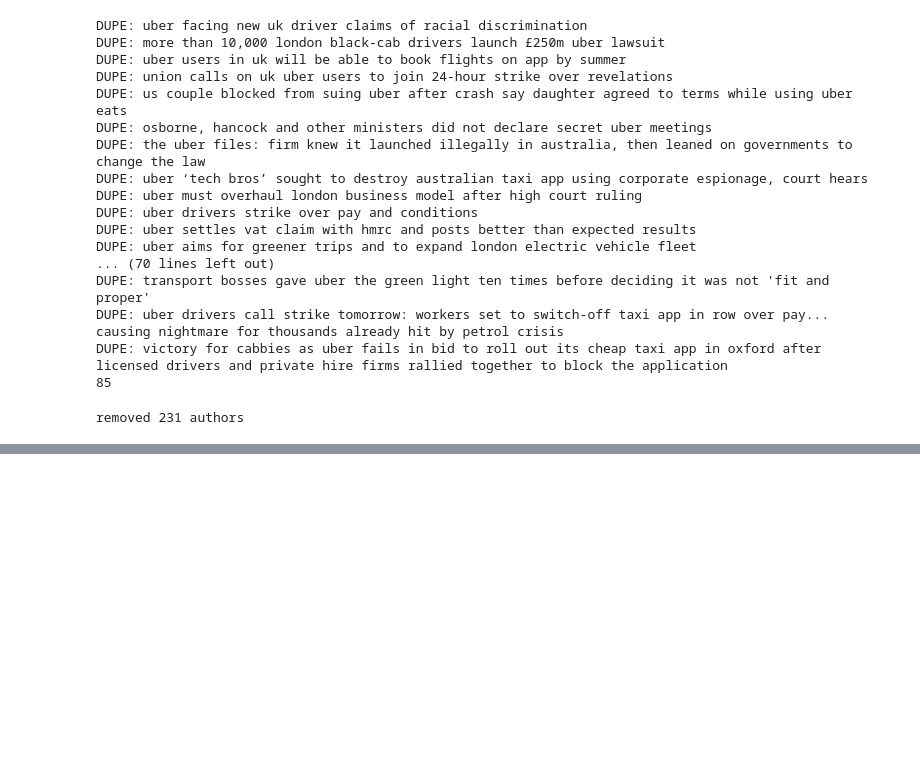
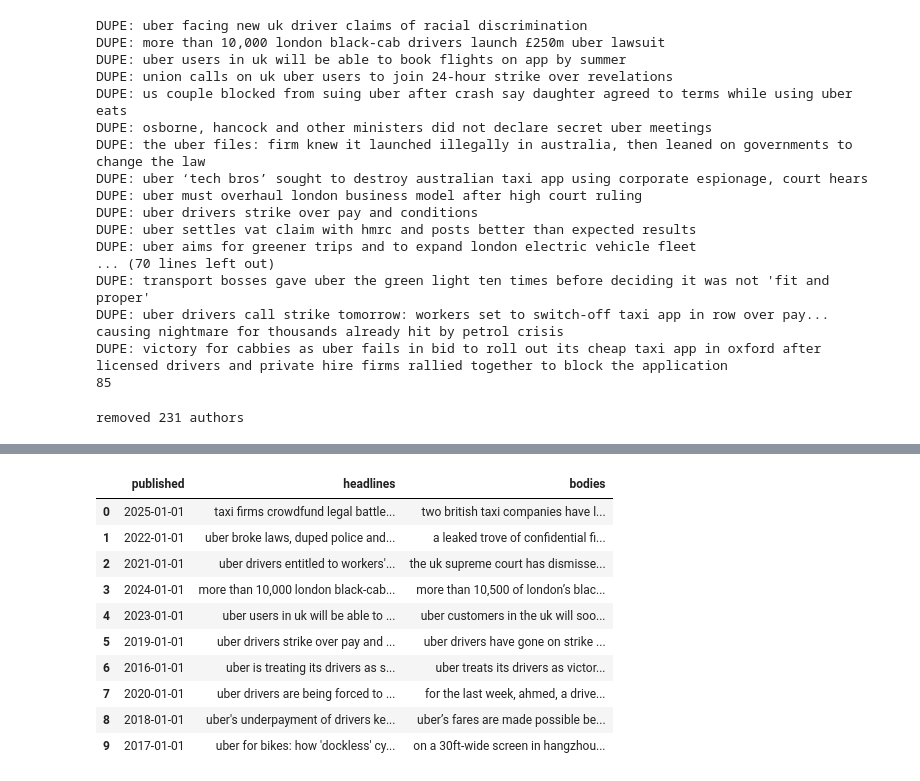
Before and after one commit to dmh21za/compmeth, a Jupyter notebook: summative.ipynb, the cells around one changed output, grey strips where cells are left out. Saved outputs shown, nothing was run; the diff lists cells and outputs as text; code cells hidden in the pictures; blank space fills up the shorter version.

Commit message:
can merge headlines and bodies by months/years

```diff
--- a/summative.ipynb
+++ b/summative.ipynb
@@ -556,0 +570,86 @@ removed 231 authors
+# %%
+# sentiment analysis of daily mail and uber
+# do separately by headline and content
+# First exercise - count most frequent words of each article
+import json
+# Let's try headline first
+# First we load the data
+articles_raw = []
+with open('./data/final_data.json', encoding='utf-8') as f:
+    articles_raw = json.load(f)
+
+# Format df
+
+articles = []
+for paper in ['guardian', 'dailymail']:
+    for a in articles_raw[paper]:
+        a['paper'] = paper
+        articles.append(a)
+
+def most_frequent_words(text):
+    words = word_tokenize(text.lower())
+    stop_words = set(stopwords.words('english'))
+    stemmer = PorterStemmer()
+    filtered_words = [stemmer.stem(word) for word in words if word.isalnum() and word not in stop_words]
+    filtered_word_counts = Counter(filtered_words)
+    return filtered_word_counts.most_common()
+
+# Reveals the most important words in an article given
+# The frequency of these words in general
+def tf_idf_scores(text):
+    documents = [text]
+    vectorizer = TfidfVectorizer(stop_words='english')
+    tfidf_matrix = vectorizer.fit_transform(documents)
+    feature_names = vectorizer.get_feature_names_out()
+    tfidf_scores = tfidf_matrix.toarray()[0]
+    tfidf_dict = dict(zip(feature_names, tfidf_scores))
+    tfidf_dict = dict(sorted(tfidf_dict.items(), key=lambda item: item[1], reverse=True))
+    return tfidf_dict
+
+df = pd.DataFrame.from_records(articles)
+
+def collapse_df_dates(df, resolution):
+    def month_function(m):
+        return round(((m - 1)//(12/resolution)) * (12/resolution) + 1)
+
+    def date_function(timestamp):
+        d = datetime.fromtimestamp(timestamp)
+        m = month_function(d.month)
+        month = d.strftime('%Y-' + ("0" if m < 10 else "") + str(m) + '-01')
+        return month
+
+    df['published'] = df['published'].apply(date_function)
+    return df
+
+def collapse_df(df, resolution):
+    df = collapse_df_dates(df, resolution)
+
+    df2 = pd.DataFrame.from_dict({
+        "published" : df['published'].unique()
+    })
+    def concat_headlines(pub):
+        x = "\n".join(df[df['published'] == pub]['headline'])
+        return x
+    def concat_bodies(pub):
+        x = "\n".join(df[df['published'] == pub]['body'])
+        return x
+
+    df2['headlines'] = df2['published'].apply(concat_headlines)
+    df2['bodies'] = df2['published'].apply(concat_bodies)
+
+    return df2
+
+df = collapse_df(df, 3)
+df.head(10)
+# %% [output]
+|  | published | headlines | bodies |
+| 0 | 2025-01-01 | taxi firms crowdfund legal battle... | two british taxi companies have l... |
+| 1 | 2022-01-01 | uber broke laws, duped police and... | a leaked trove of confidential fi... |
+| 2 | 2021-01-01 | uber drivers entitled to workers'... | the uk supreme court has dismisse... |
+| 3 | 2024-01-01 | more than 10,000 london black-cab... | more than 10,500 of london’s blac... |
+| 4 | 2023-01-01 | uber users in uk will be able to ... | uber customers in the uk will soo... |
+| 5 | 2019-01-01 | uber drivers strike over pay and ... | uber drivers have gone on strike ... |
+| 6 | 2016-01-01 | uber is treating its drivers as s... | uber treats its drivers as victor... |
+| 7 | 2020-01-01 | uber drivers are being forced to ... | for the last week, ahmed, a drive... |
+| 8 | 2018-01-01 | uber's underpayment of drivers ke... | uber’s fares are made possible be... |
+| 9 | 2017-01-01 | uber for bikes: how 'dockless' cy... | on a 30ft-wide screen in hangzhou... |
```
Also changed, not shown: parts of 5 cells of this notebook.
